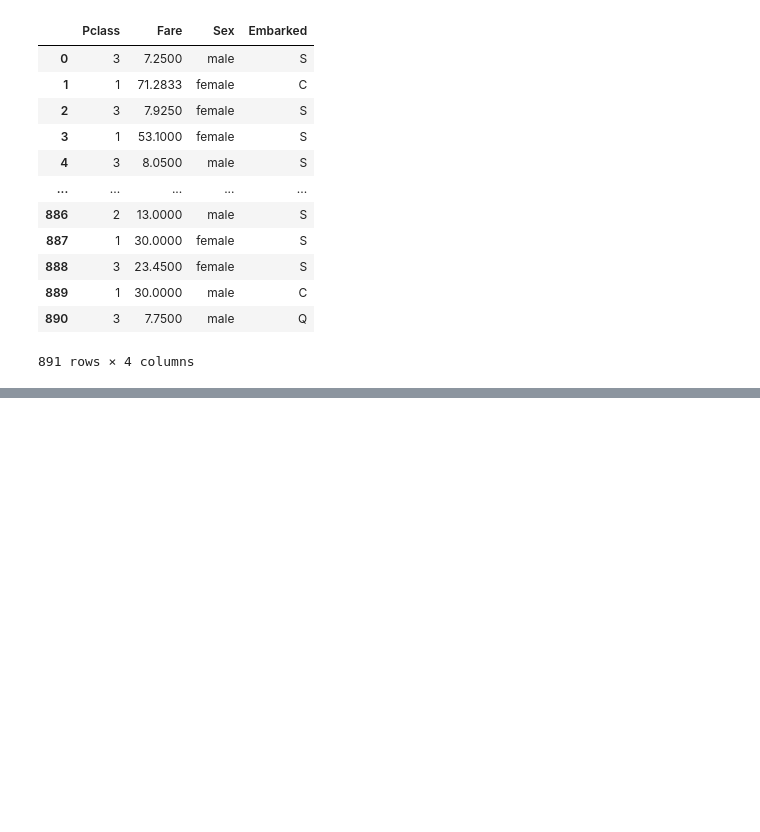
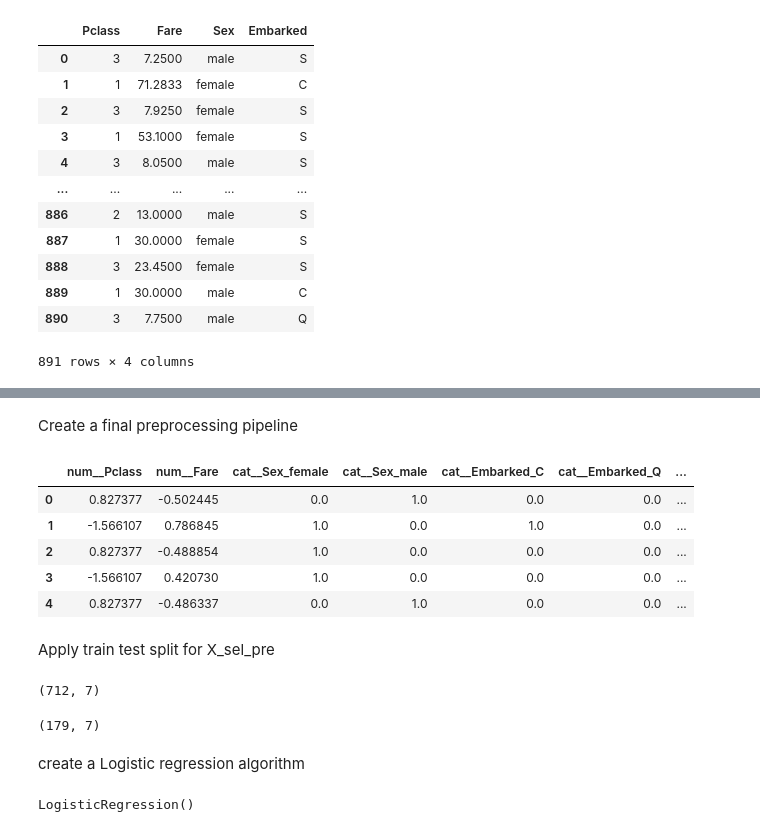
Before and after one commit to kanchu9462/vs-code_Thu_Fri_6_8pm, a Jupyter notebook: Feature Selection/Mutualinformation.ipynb, the cells around one changed output, grey strips where cells are left out. Saved outputs shown, nothing was run; the diff lists cells and outputs as text; code cells hidden in the pictures; blank space fills up the shorter version.

```diff
--- a/Feature Selection/Mutualinformation.ipynb
+++ b/Feature Selection/Mutualinformation.ipynb
@@ -196,0 +199,3 @@ X_imp
+# %%
+cat_sel = list(X_imp.columns[X_imp.dtypes=='object'])
+con_sel = list(X_imp.columns[X_imp.dtypes!='object'])
@@ -196,0 +210,2 @@ X_imp
+# %% [markdown]
+Create a final preprocessing pipeline
@@ -196,0 +214,21 @@ X_imp
+# %%
+num_pipe2 = Pipeline(steps=[('impute', SimpleImputer(strategy='median')),
+                            ('scaler', StandardScaler())])
+# %%
+cat_pipe2 = Pipeline(steps=[('impute', SimpleImputer(strategy='most_frequent')),
+                            ('OHE', OneHotEncoder(handle_unknown='ignore', sparse_output=False))])
+# %%
+pre2 = ColumnTransformer([('num', num_pipe2, con_sel),
+                          ('cat', cat_pipe2, cat_sel)]).set_output(transform='pandas')
+# %%
+X_sel_pre = pre2.fit_transform(X_imp)
+X_sel_pre.head()
+# %% [output]
+|  | num__Pclass | num__Fare | cat__Sex_female | cat__Sex_male | cat__Embarked_C | cat__Embarked_Q | ... |
+| 0 | 0.827377 | -0.502445 | 0.0 | 1.0 | 0.0 | 0.0 | ... |
+| 1 | -1.566107 | 0.786845 | 1.0 | 0.0 | 1.0 | 0.0 | ... |
+| 2 | 0.827377 | -0.488854 | 1.0 | 0.0 | 0.0 | 0.0 | ... |
+| 3 | -1.566107 | 0.420730 | 1.0 | 0.0 | 0.0 | 0.0 | ... |
+| 4 | 0.827377 | -0.486337 | 0.0 | 1.0 | 0.0 | 0.0 | ... |
+# %% [markdown]
+Apply train test split for X_sel_pre
@@ -196,0 +238,16 @@ X_imp
+# %%
+xtrain.shape
+# %% [output]
+(712, 7)
+# %%
+xtest.shape
+# %% [output]
+(179, 7)
+# %% [markdown]
+create a Logistic regression algorithm
+# %%
+from sklearn.linear_model import LogisticRegression
+model = LogisticRegression()
+model.fit(xtrain, ytrain)
+# %% [output]
+LogisticRegression()
```
Also changed, not shown: parts of 36 cells of this notebook, 5 other files.
